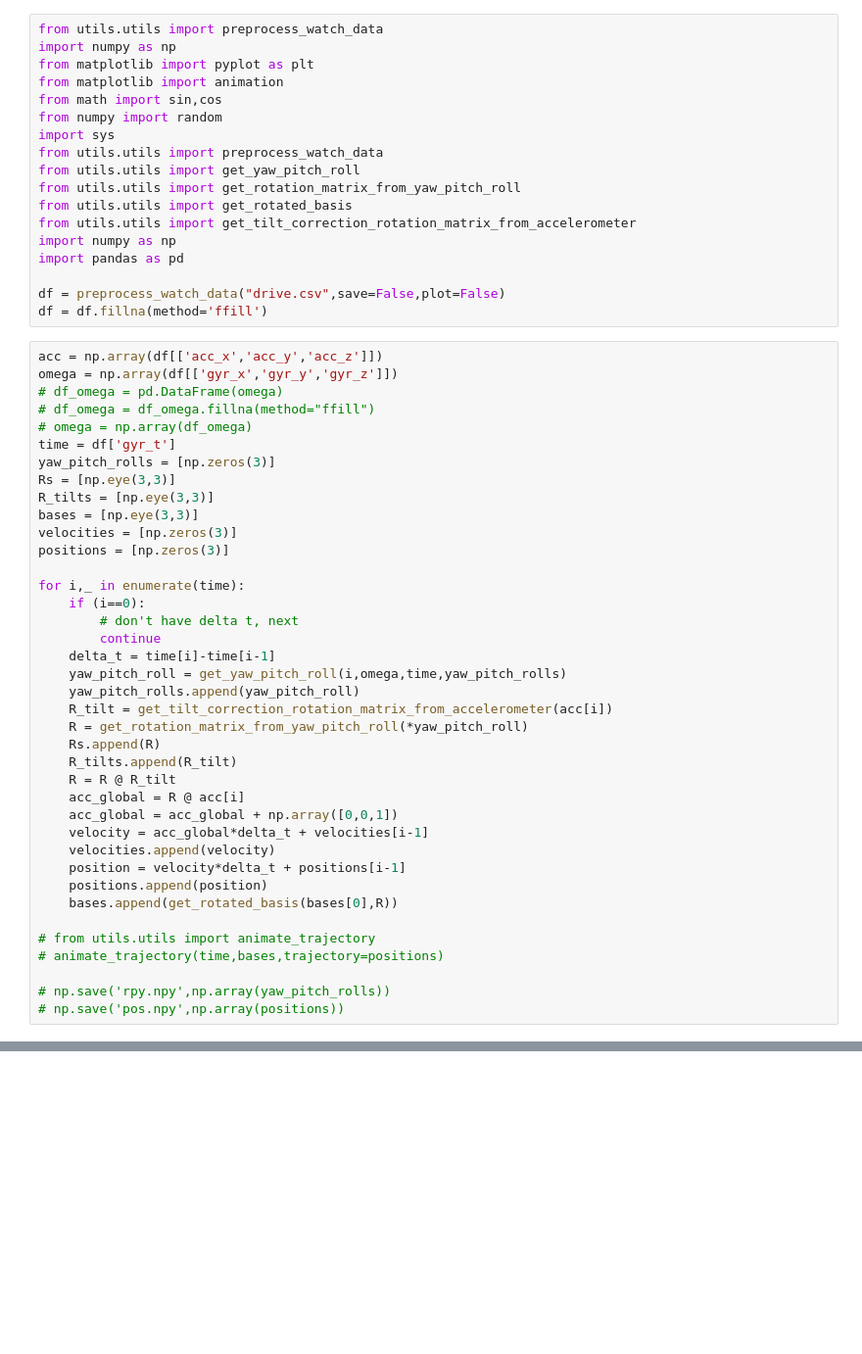
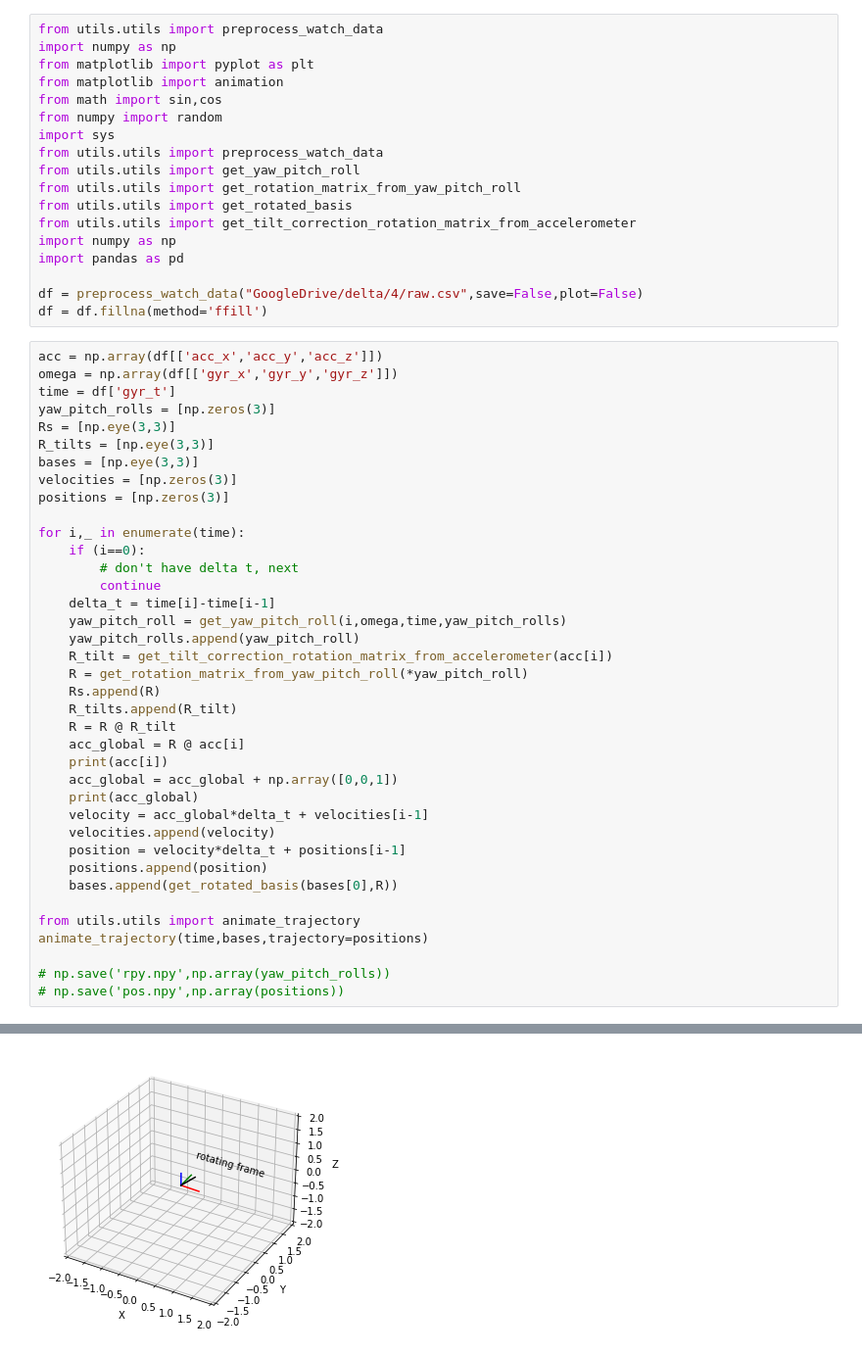
Before and after one commit to smithandrewk/trajectory, a Jupyter notebook: main.ipynb, the cells around one changed output, grey strips where cells are left out. Shown at 98% size. Saved outputs shown, nothing was run; the diff lists cells and outputs as text; blank space fills up the shorter version.

```diff
--- a/main.ipynb
+++ b/main.ipynb
@@ -14,14 +14,11 @@ from utils.utils import get_tilt_correction_rotation_matrix_from_accelerometer
 import numpy as np
 import pandas as pd
 
-df = preprocess_watch_data("drive.csv",save=False,plot=False)
+df = preprocess_watch_data("GoogleDrive/delta/4/raw.csv",save=False,plot=False)
 df = df.fillna(method='ffill')
 # %%
 acc = np.array(df[['acc_x','acc_y','acc_z']])
 omega = np.array(df[['gyr_x','gyr_y','gyr_z']])
-# df_omega = pd.DataFrame(omega)
-# df_omega = df_omega.fillna(method="ffill")
-# omega = np.array(df_omega)
 time = df['gyr_t']
 yaw_pitch_rolls = [np.zeros(3)]
 Rs = [np.eye(3,3)]
@@ -43,15 +40,18 @@ for i,_ in enumerate(time):
     R_tilts.append(R_tilt)
     R = R @ R_tilt
     acc_global = R @ acc[i]
+    print(acc[i])
     acc_global = acc_global + np.array([0,0,1])
+    print(acc_global)
     velocity = acc_global*delta_t + velocities[i-1]
     velocities.append(velocity)
     position = velocity*delta_t + positions[i-1]
     positions.append(position)
     bases.append(get_rotated_basis(bases[0],R))
 
-# from utils.utils import animate_trajectory
-# animate_trajectory(time,bases,trajectory=positions)
+from utils.utils import animate_trajectory
+animate_trajectory(time,bases,trajectory=positions)
 
 # np.save('rpy.npy',np.array(yaw_pitch_rolls))
 # np.save('pos.npy',np.array(positions))
+# %% [output]
@@ -58,3 +76,4 @@ for i,_ in enumerate(time):
+[figure, added]
 # %%
 p = np.array(positions).T
 t = np.arange(len(p.T))
```
Also changed, not shown: parts of 2 cells of this notebook, 6 other files.
